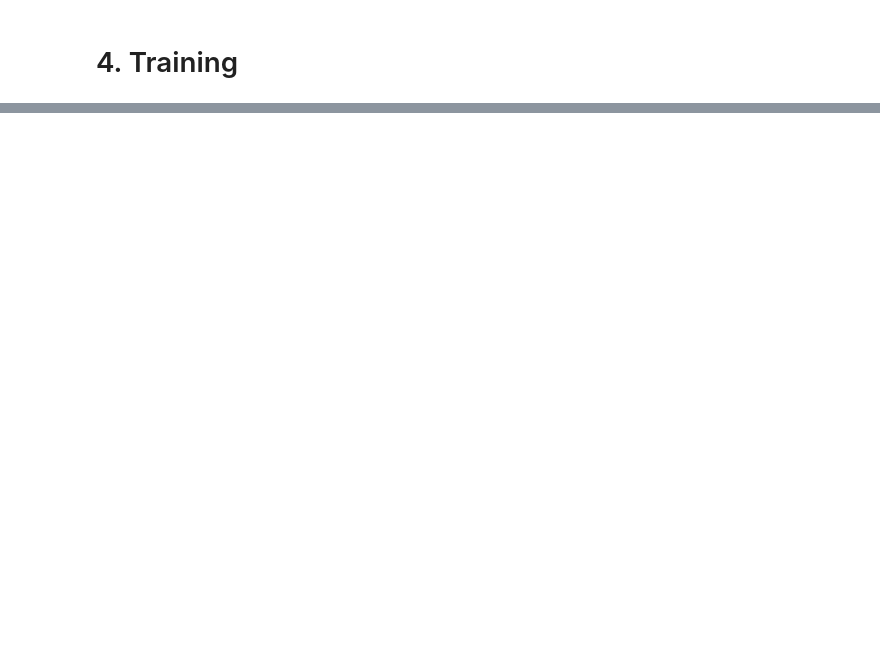
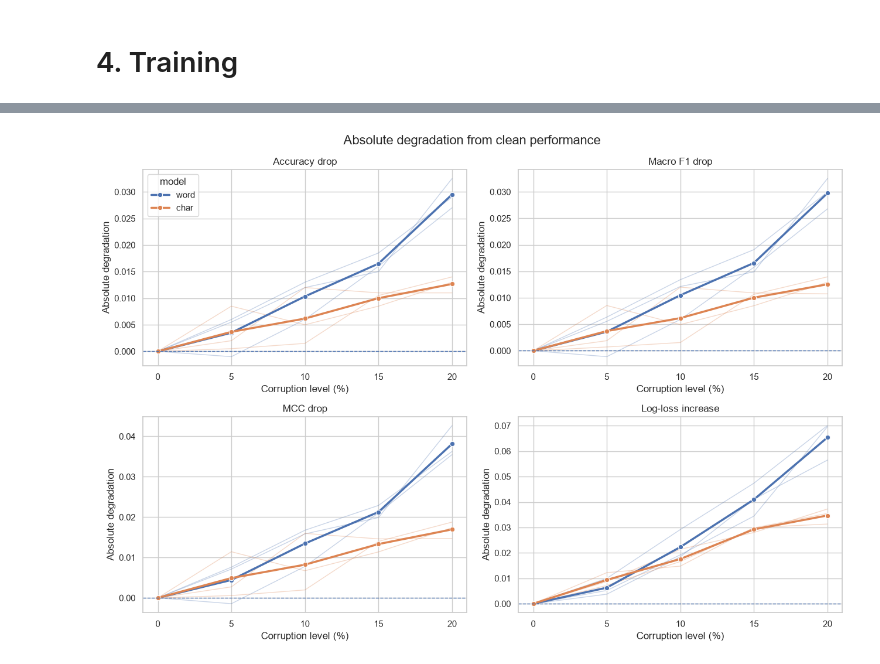
Before and after one commit to dkpgde/typo-robustness, a Jupyter notebook: Typo_tokenization.ipynb, the cells around one changed output, grey strips where cells are left out. Drawn from its saved outputs; the diff is of its cells as text; code cells hidden in the pictures; blank space fills up the shorter version.

```diff
--- a/Typo_tokenization.ipynb
+++ b/Typo_tokenization.ipynb
@@ -65,3 +140,11 @@ BATCH_SIZE = 64
+# %%
+config_path = os.path.join(
+    ARTIFACTS_DIR,
+    f'config_{RUN_ID}.json',
+)
+
+with open(config_path, 'w') as f:
+    json.dump(CONFIG, f, indent=4)
 # %%
 QWERTY_NEIGHBORS = {
     '`': ['1', 'q'],
@@ -564,0 +1029,16 @@ def train_model(
+# %%
+fig, axes = plt.subplots(2, 2, figsize=(13, 9))
+
+for ax, (metric, label) in zip(axes.flat, ABS_DEGRADATION_LABELS.items()):
+    plot_df = analysis_df[analysis_df['metric'].eq(metric)]
+    plot_seed_mean_lines(ax, plot_df, 'abs_degradation', legend=(metric == 'accuracy'), zero_line=True)
+
+    ax.set_title(label)
+    ax.set_ylabel('Absolute degradation')
+
+fig.suptitle('Absolute degradation from clean performance', fontsize=16)
+plt.tight_layout()
+save_figure(fig, 'absolute_degradation')
+plt.show()
+# %% [output]
+[figure, added]
```
Also changed, not shown: parts of 38 cells of this notebook, 25 other files.
